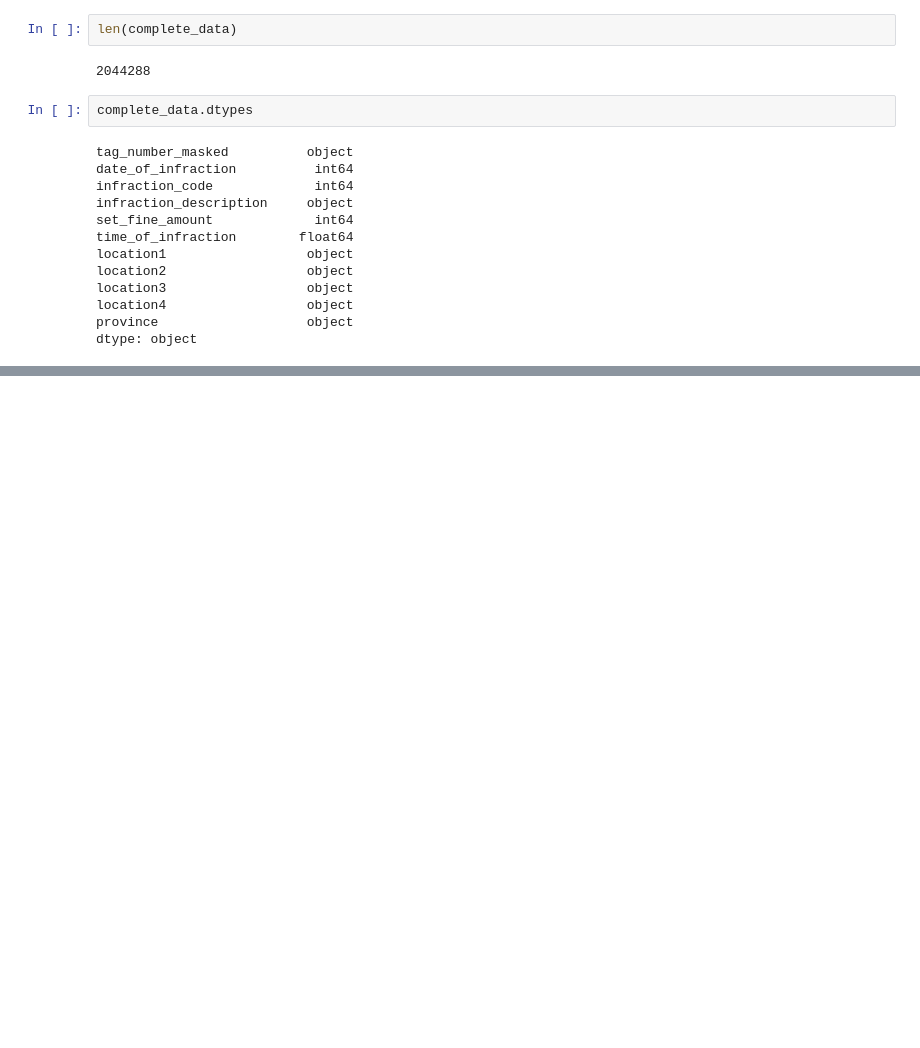
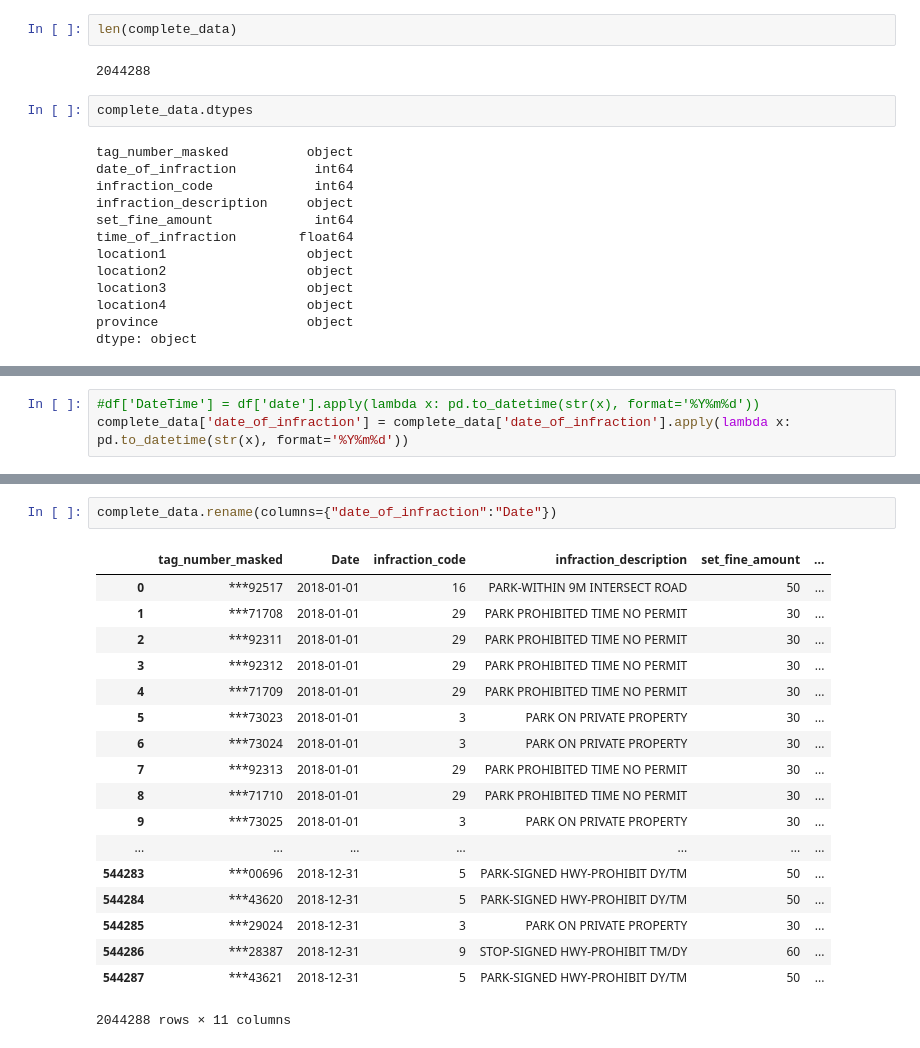
Before and after one commit to chuhaovince/UofT_DataBootcamp_Project_1, a Jupyter notebook: Project1-Vince.ipynb, the cells around one changed output, grey strips where cells are left out. Saved outputs shown, nothing was run; the diff lists cells and outputs as text; blank space fills up the shorter version.

```diff
--- a/Project1-Vince.ipynb
+++ b/Project1-Vince.ipynb
@@ -118,0 +132,3 @@ KeyError: 'date_of_infraction'
+# %%
+#df['DateTime'] = df['date'].apply(lambda x: pd.to_datetime(str(x), format='%Y%m%d'))
+complete_data['date_of_infraction'] = complete_data['date_of_infraction'].apply(lambda x: pd.to_datetime(str(x), format='%Y%m%d'))
@@ -118,0 +142,21 @@ KeyError: 'date_of_infraction'
+# %%
+complete_data.rename(columns={"date_of_infraction":"Date"})
+# %% [output]
+|  | tag_number_masked | Date | infraction_code | infraction_description | set_fine_amount | ... |
+| 0 | ***92517 | 2018-01-01 | 16 | PARK-WITHIN 9M INTERSECT ROAD | 50 | ... |
+| 1 | ***71708 | 2018-01-01 | 29 | PARK PROHIBITED TIME NO PERMIT | 30 | ... |
+| 2 | ***92311 | 2018-01-01 | 29 | PARK PROHIBITED TIME NO PERMIT | 30 | ... |
+| 3 | ***92312 | 2018-01-01 | 29 | PARK PROHIBITED TIME NO PERMIT | 30 | ... |
+| 4 | ***71709 | 2018-01-01 | 29 | PARK PROHIBITED TIME NO PERMIT | 30 | ... |
+| 5 | ***73023 | 2018-01-01 | 3 | PARK ON PRIVATE PROPERTY | 30 | ... |
+| 6 | ***73024 | 2018-01-01 | 3 | PARK ON PRIVATE PROPERTY | 30 | ... |
+| 7 | ***92313 | 2018-01-01 | 29 | PARK PROHIBITED TIME NO PERMIT | 30 | ... |
+| 8 | ***71710 | 2018-01-01 | 29 | PARK PROHIBITED TIME NO PERMIT | 30 | ... |
+| 9 | ***73025 | 2018-01-01 | 3 | PARK ON PRIVATE PROPERTY | 30 | ... |
+| ... | ... | ... | ... | ... | ... | ... |
+| 544283 | ***00696 | 2018-12-31 | 5 | PARK-SIGNED HWY-PROHIBIT DY/TM | 50 | ... |
+| 544284 | ***43620 | 2018-12-31 | 5 | PARK-SIGNED HWY-PROHIBIT DY/TM | 50 | ... |
+| 544285 | ***29024 | 2018-12-31 | 3 | PARK ON PRIVATE PROPERTY | 30 | ... |
+| 544286 | ***28387 | 2018-12-31 | 9 | STOP-SIGNED HWY-PROHIBIT TM/DY | 60 | ... |
+| 544287 | ***43621 | 2018-12-31 | 5 | PARK-SIGNED HWY-PROHIBIT DY/TM | 50 | ... |
+2044288 rows × 11 columns
```
Also changed, not shown: parts of 8 cells of this notebook, 4 other files.
